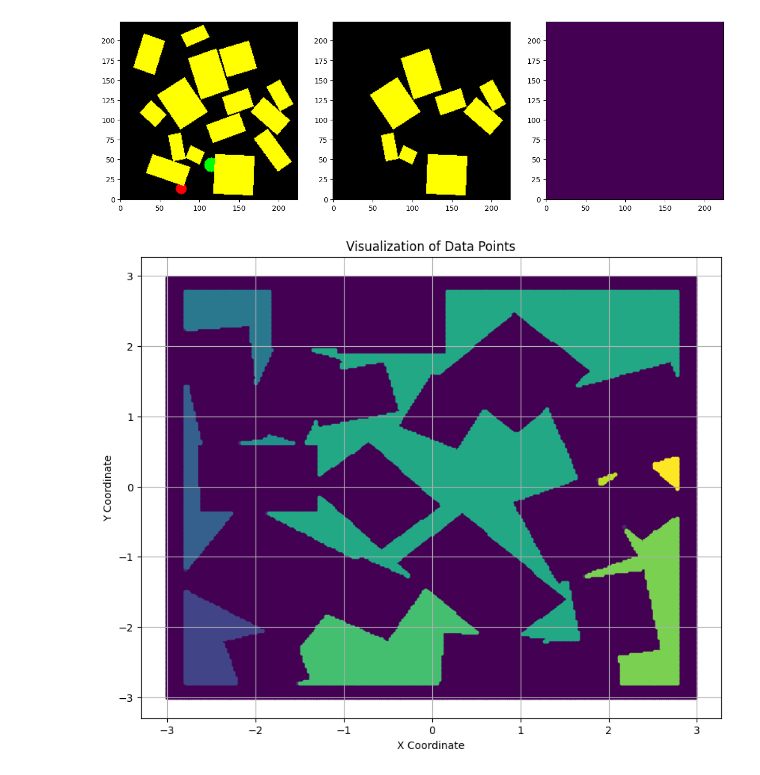
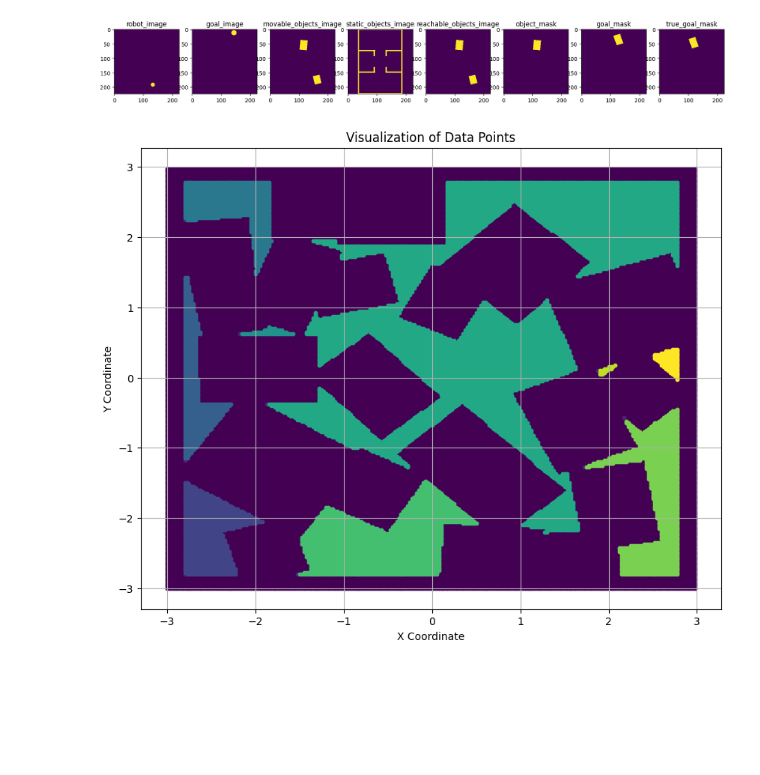
Before and after one commit to PRX-Kinodynamic/ML4KP-devel, a Jupyter notebook: vis1.ipynb, the cells around one changed output. Drawn from its saved outputs; the diff is of its cells as text; code cells hidden in the pictures; blank space fills up the shorter version.

```diff
--- a/vis1.ipynb
+++ b/vis1.ipynb
@@ -553,20 +553,23 @@ plt.show()
 import numpy as np
 import os
 from matplotlib import pyplot as plt
+import random
 
-pth = "/common/users/dm1487/namo_data/images/may12/random_start_random_goal_many_env/sequence_20250512_164725_c69747_env_config_18_iter2_20250512_164753_ilab1.cs.rutgers.edu_0_dp000003.npz"
-
-data = np.load(pth)
+pth = "/common/users/dm1487/namo_data/images/jun22/random_start_random_goal_single_obstacle_room_2_200k"
+files = os.listdir(pth)
-# %%
-fig, ax = plt.subplots(1, 3, figsize=(15, 5))
-ax[0].imshow(data['scene'])
-ax[0].invert_yaxis()
-ax[1].imshow(data['reachable_objects_image'])
-ax[1].invert_yaxis()
-ax[2].imshow(data['object_mask'] + data['goal_mask'])
-ax[2].invert_yaxis()
-# %% [output]
-[figure, removed]
+# %%
+
+
+data = np.load(os.path.join(pth, random.choice(files)))
+
+fig = plt.figure(figsize=(20, 20))
+for i, key in enumerate(data.keys()):
+    ax = fig.add_subplot(1, len(data.keys()), i+1)
+    ax.imshow(data[key])
+    ax.set_title(key)
+plt.show()
+# %% [output]
+[figure, added]
 # %%
 from matplotlib import pyplot as plt
 
```
Also changed, not shown: 14 other files.
